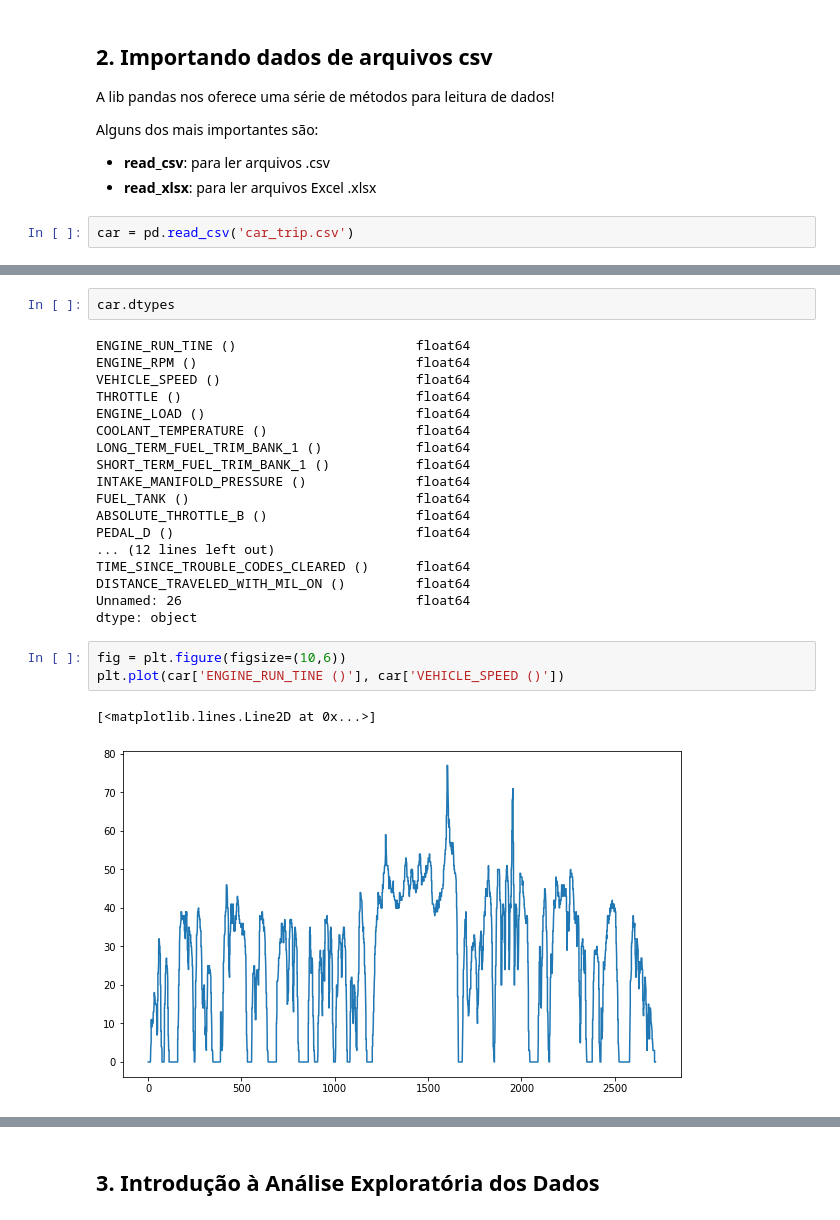
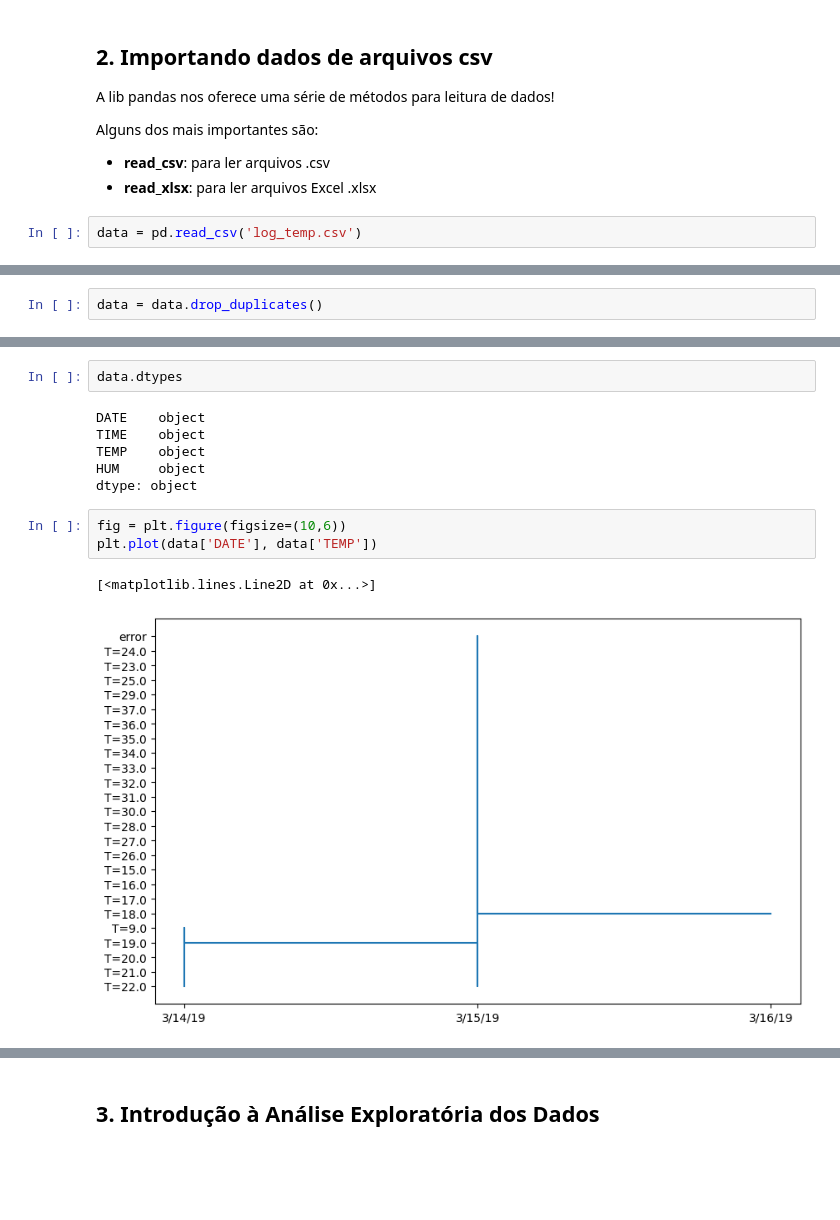
Before and after one commit to rebecabrandao1/Oxetech-python-ci-ncia-de-dados, a Jupyter notebook: Projeto.ipynb, the cells around one changed output, grey strips where cells are left out. Cells and saved outputs as stored; diff of their text form; blank space fills up the shorter version.

```diff
--- a/Projeto.ipynb
+++ b/Projeto.ipynb
@@ -158,5 +161,5 @@ Alguns dos mais importantes são:
 - **read_csv**: para ler arquivos .csv
 - **read_xlsx**: para ler arquivos Excel .xlsx
 # %%
-car = pd.read_csv('car_trip.csv')
+data = pd.read_csv('log_temp.csv')
 # %%
@@ -173,0 +174,2 @@ car = car.drop_duplicates()
+# %%
+data = data.drop_duplicates()
@@ -180,26 +193,14 @@ plt.plot(car['ENGINE_RUN_TINE ()'], car['COOLANT_TEMPERATURE ()'])
 # %%
-car.dtypes
+data.dtypes
 # %% [output]
-ENGINE_RUN_TINE ()                       float64
-ENGINE_RPM ()                            float64
-VEHICLE_SPEED ()                         float64
-THROTTLE ()                              float64
-ENGINE_LOAD ()                           float64
-COOLANT_TEMPERATURE ()                   float64
-LONG_TERM_FUEL_TRIM_BANK_1 ()            float64
-SHORT_TERM_FUEL_TRIM_BANK_1 ()           float64
-INTAKE_MANIFOLD_PRESSURE ()              float64
-FUEL_TANK ()                             float64
-ABSOLUTE_THROTTLE_B ()                   float64
-PEDAL_D ()                               float64
-... (12 lines left out)
-TIME_SINCE_TROUBLE_CODES_CLEARED ()      float64
-DISTANCE_TRAVELED_WITH_MIL_ON ()         float64
-Unnamed: 26                              float64
+DATE    object
+TIME    object
+TEMP    object
+HUM     object
 dtype: object
 # %%
 fig = plt.figure(figsize=(10,6))
-plt.plot(car['ENGINE_RUN_TINE ()'], car['VEHICLE_SPEED ()'])
+plt.plot(data['DATE'], data['TEMP'])
 # %% [output]
 [<matplotlib.lines.Line2D at 0x...>]
-[figure, old version]
+[figure, new version]
```
Also changed, not shown: parts of 22 cells of this notebook.
